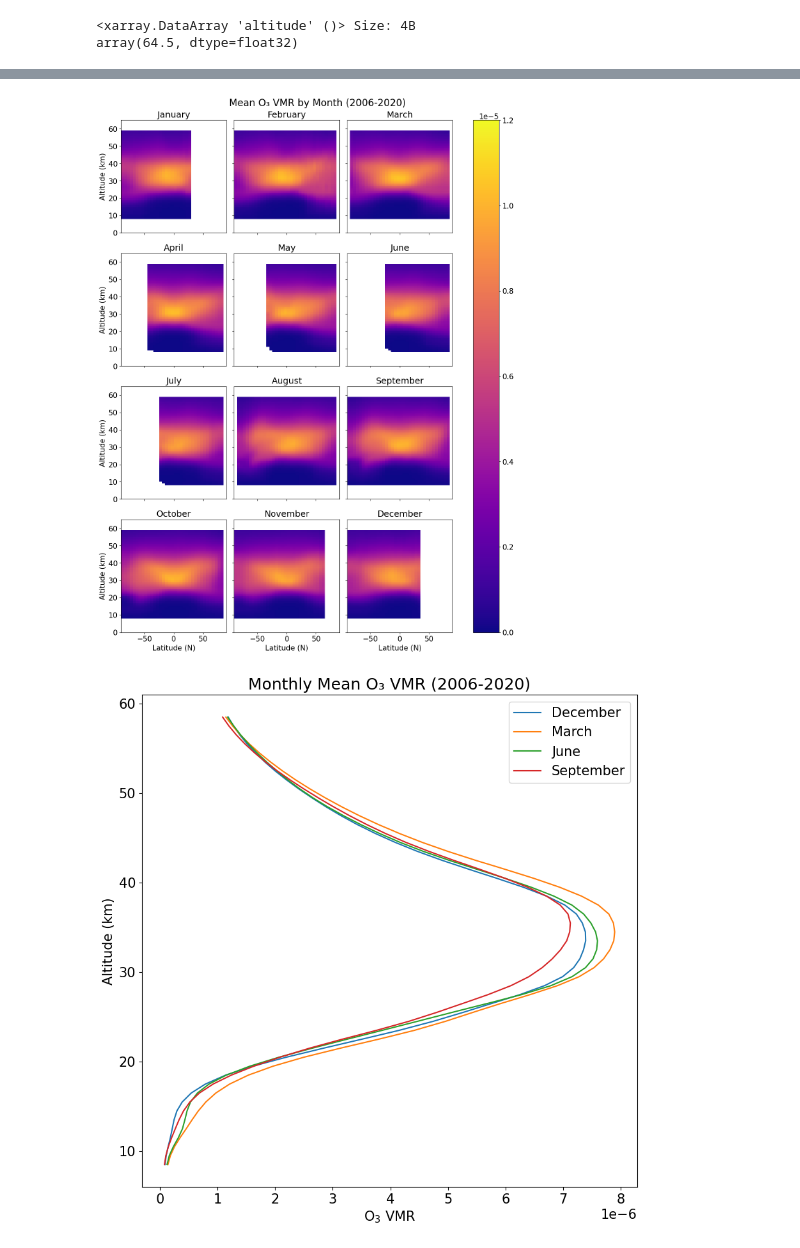
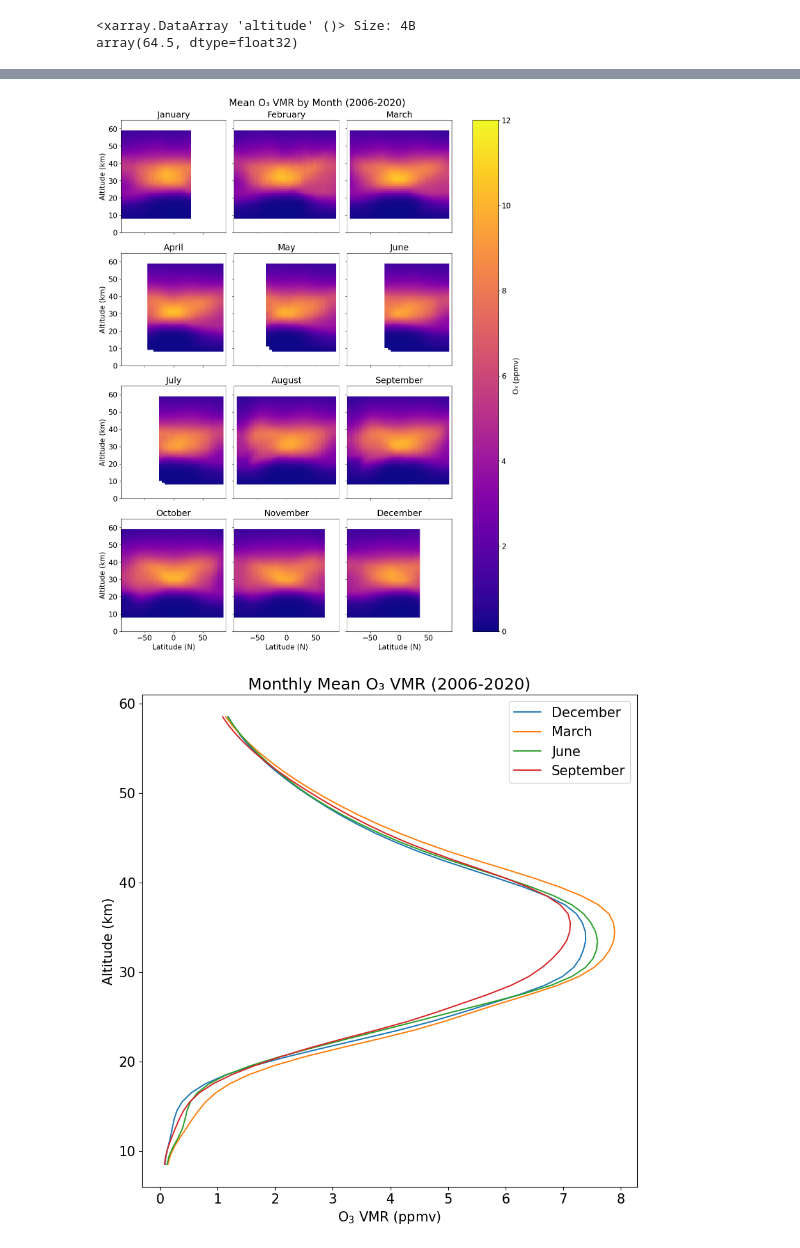
Before and after one commit to Sallamsaka/ozone-measurement-comparison, a Jupyter notebook: OSIRIS/OSIRIS.ipynb, the cells around one changed output, grey strips where cells are left out. Drawn from its saved outputs; the diff is of its cells as text; code cells hidden in the pictures.

```diff
--- a/OSIRIS/OSIRIS.ipynb
+++ b/OSIRIS/OSIRIS.ipynb
@@ -36,7 +36,7 @@ f.altitude.max()
 <xarray.DataArray 'altitude' ()> Size: 4B
 array(64.5, dtype=float32)
 # %%
-O3_times = O3_vmr.sel(time=slice("2006-01-01", "2020-12-31"))
+O3_times = O3_vmr.sel(time=slice("2006-01-01", "2020-12-31")) * 10**6
 # %%
 lat_bins = np.arange(-90,91,5)
 lat_labels = (lat_bins[1:] + lat_bins[:-1]) / 2
@@ -69,35 +69,35 @@ lat_labels = (lat_bins[1:] + lat_bins[:-1]) / 2
 
 def plotter(monthly):
     return monthly.groupby_bins("latitude", lat_bins).mean(dim = "time")
 
 O3_binned = O3_times.groupby("time.month").map(plotter)
 
-pcm_monthly = O3_binned.plot(col = "month", col_wrap = 3, cmap = "plasma", vmin = 0, vmax = 1.2 * (10 ** -5), size = 4)
+pcm_monthly = (O3_binned).plot(col = "month", col_wrap = 3, cmap = "plasma", vmin = 0, vmax = 1.2 * (10 ** -5) * 10**6, size = 4, cbar_kwargs={"label": "O₃ (ppmv)"})
 
 month_names = ['January', 'February', 'March', 'April', 'May', 'June', 'July', 'August', 'September', 'October', 'November', 'December']
 
 for i, ax in enumerate(pcm_monthly.axes.flat):
     ax.set_title(month_names[i])
 
 plt.suptitle(
     "Mean O₃ VMR by Month (2006-2020)",
     fontsize=20,
     y=1.01
 )
 
 pcm_monthly.axes.flat[0].set(ylabel = "Altitude (km)")
 pcm_monthly.axes.flat[9].set(ylabel = "Altitude (km)")
 pcm_monthly.axes.flat[6].set(ylabel = "Altitude (km)")
 pcm_monthly.axes.flat[3].set(ylabel = "Altitude (km)")
 pcm_monthly.axes.flat[9].set(xlabel = "Latitude (N)")
 pcm_monthly.axes.flat[10].set(xlabel = "Latitude (N)")
 pcm_monthly.axes.flat[11].set(xlabel = "Latitude (N)")
 
 fig = pcm_monthly.fig
 title = fig._suptitle.get_text()
 fig.savefig(title, bbox_inches="tight")
 # %% [output]
-[figure, old version]
+[figure, new version]
 # %%
 valid_months = [12,3,6,9]
 
@@ -107,18 +107,18 @@ fig, axes = plt.subplots(figsize = (10, 10))
 for i in range(len(valid_months)):
     month_num = valid_months[i]
     O3_month = O3_times.sel(time = O3_times["time"].dt.month.isin([month_num]))
-    O3_month.mean(dim = "time").plot(ax = axes, label = f"{month_name[month_num - 1]}", y = "altitude")
+    (O3_month).mean(dim = "time").plot(ax = axes, label = f"{month_name[month_num - 1]}", y = "altitude")
 
 plt.legend()
 
 plt.title("Monthly Mean O₃ VMR (2006-2020)")
 plt.ylabel("Altitude (km)")
-plt.xlabel("O$_3$ VMR")
+plt.xlabel("O$_3$ VMR (ppmv)")
 
 title = axes.get_title()
 fig.savefig(title, bbox_inches="tight")
 # %% [output]
-[figure, old version]
+[figure, new version]
 # %%
 lat_bins = [-90, -60, -30, 30, 60, 90]
 month_name = ['January', 'February', 'March', 'April', 'May', 'June', 'July', 'August', 'September', 'October', 'November', 'December']
```
Also changed, not shown: parts of 9 cells of this notebook, 39 other files.
